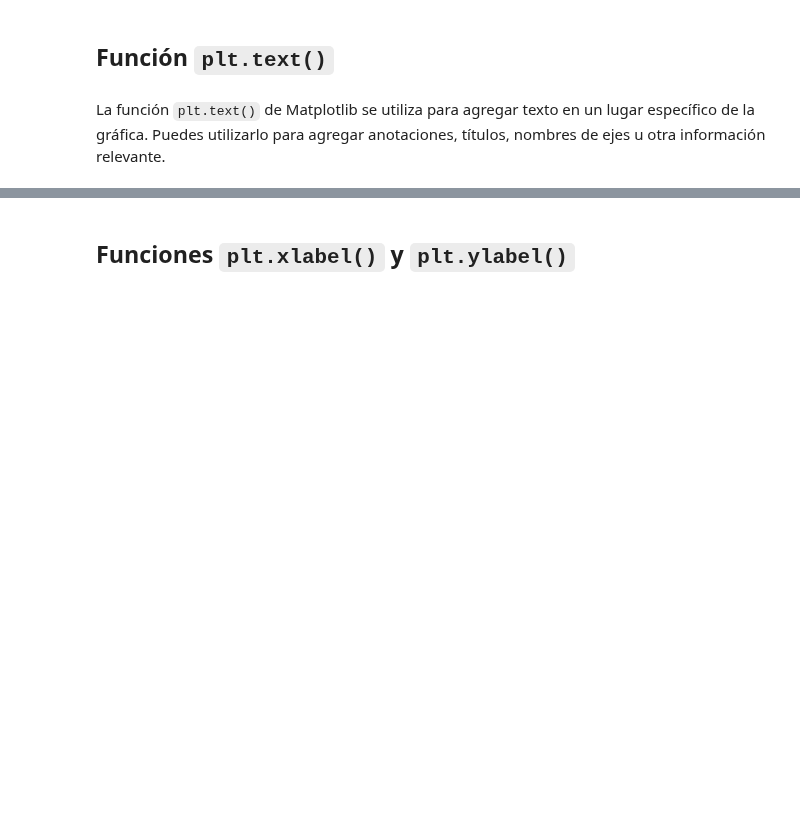
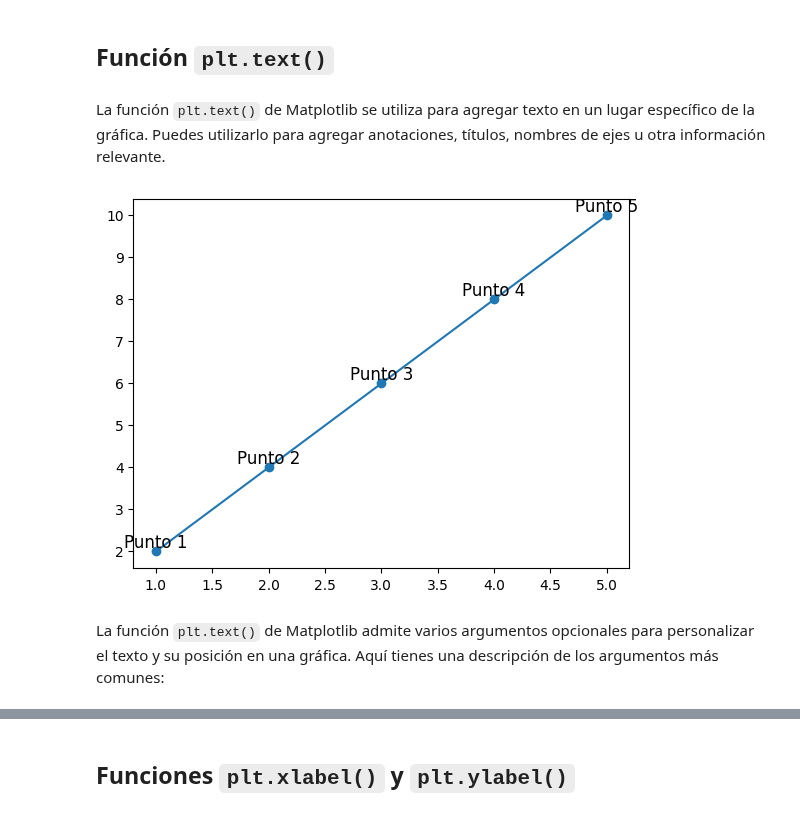
Before and after one commit to pjhh-ciencias/ProgramacionDOS2022, a Jupyter notebook: Python/S12.ipynb, the cells around one changed output, grey strips where cells are left out. Cells and saved outputs as stored; diff of their text form; code cells hidden in the pictures; blank space fills up the shorter version.

```diff
--- a/Python/S12.ipynb
+++ b/Python/S12.ipynb
@@ -557,3 +555,25 @@ plt.show()
 ## Función `plt.text()`
 # %% [markdown]
 La función `plt.text()` de Matplotlib se utiliza para agregar texto en un lugar específico de la gráfica. Puedes utilizarlo para agregar anotaciones, títulos, nombres de ejes u otra información relevante.
+# %%
+import matplotlib.pyplot as plt
+
+# Definir los datos de ejemplo
+x = [1, 2, 3, 4, 5]
+y = [2, 4, 6, 8, 10]
+labels = ['Punto 1', 'Punto 2', 'Punto 3', 'Punto 4', 'Punto 5']
+
+# Graficar los puntos
+plt.scatter(x, y)
+plt.plot(x,y)
+
+# Agregar texto a cada punto
+for i in range(len(x)):
+    plt.text(x[i], y[i], labels[i], fontsize=12, ha='center', va='bottom')
+
+# Mostrar la gráfica
+plt.show()
+# %% [output]
+[figure, added]
+# %% [markdown]
+La función `plt.text()` de Matplotlib admite varios argumentos opcionales para personalizar el texto y su posición en una gráfica. Aquí tienes una descripción de los argumentos más comunes:
```
Also changed, not shown: parts of 4 cells of this notebook.
